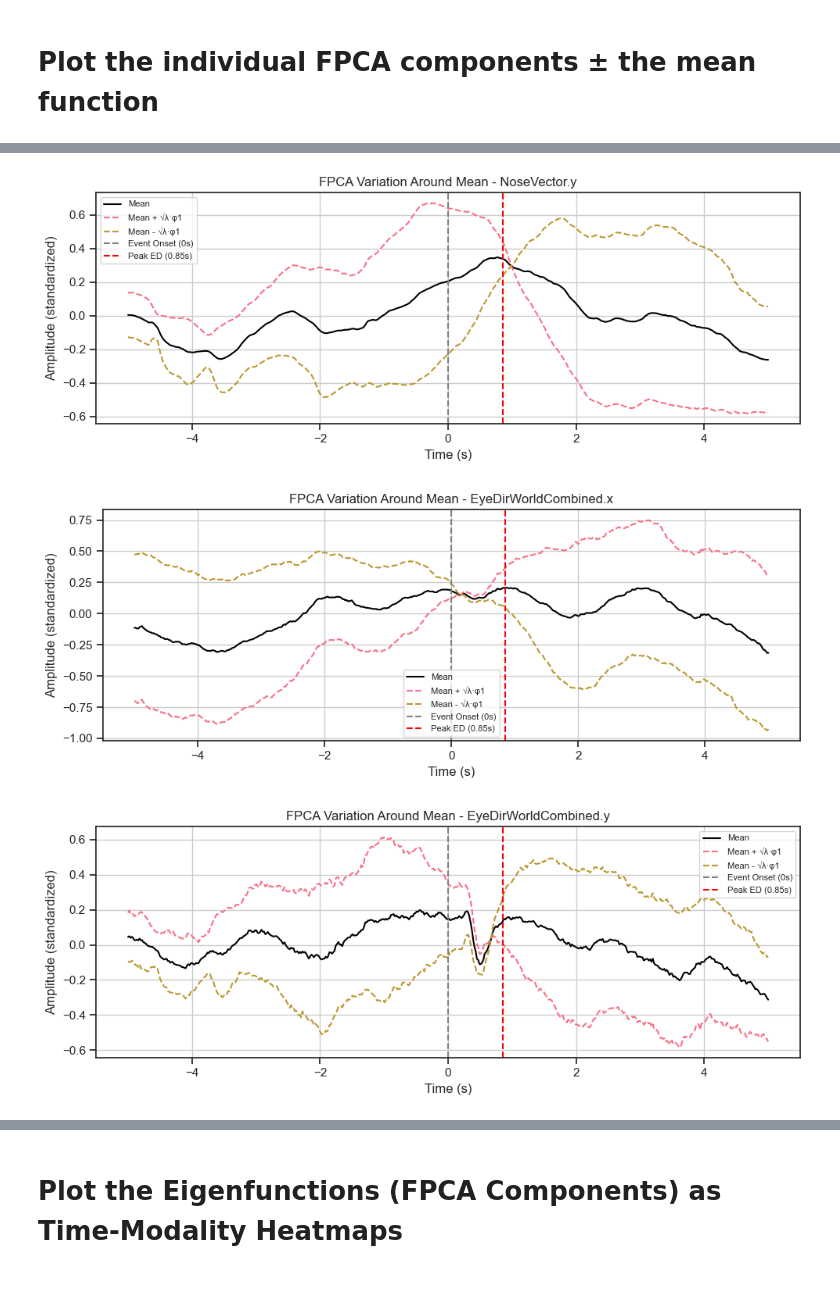
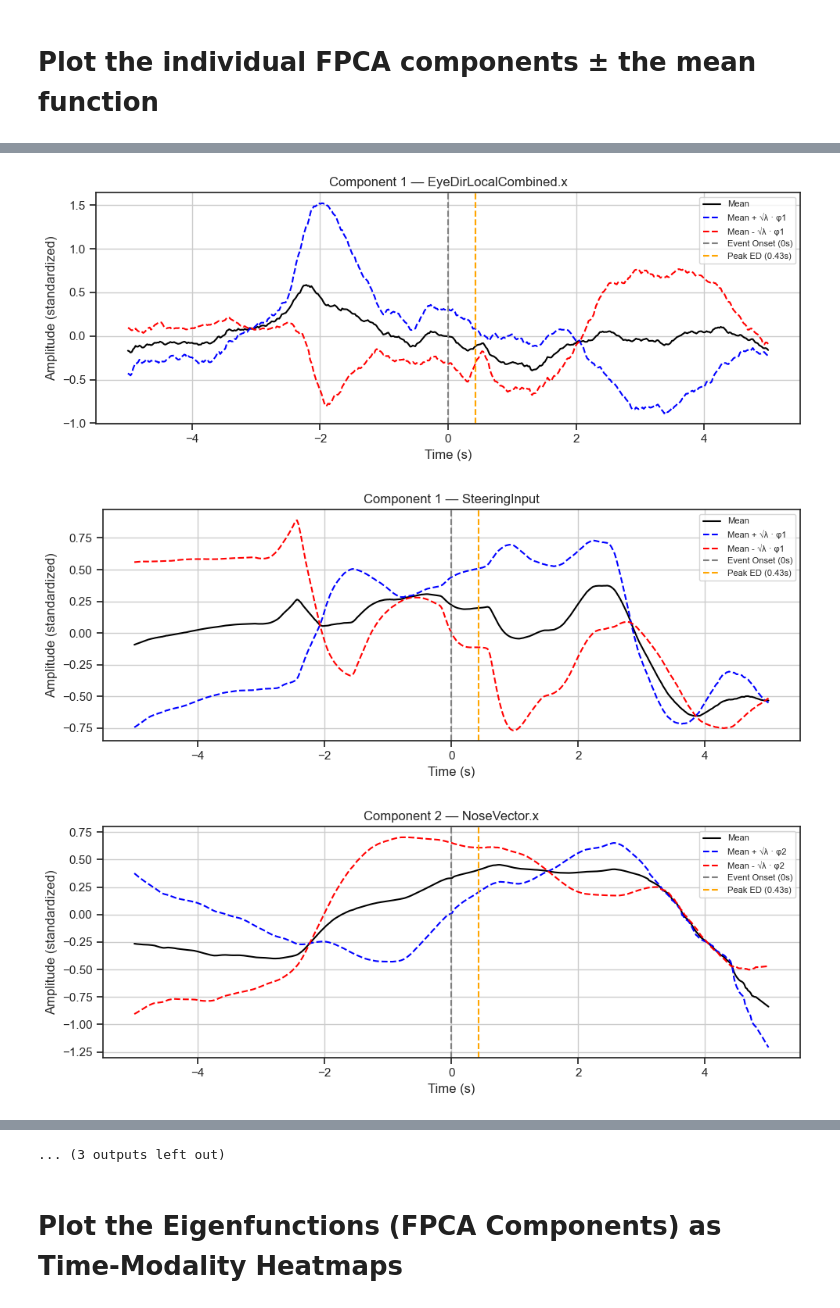
Before and after one commit to JohnMadrid/fpca-takeOverRequests, a Jupyter notebook: Analysis_ED_FPCA.ipynb, the cells around one changed output, grey strips where cells are left out. Cells and saved outputs as stored; diff of their text form; code cells hidden in the pictures.

```diff
--- a/Analysis_ED_FPCA.ipynb
+++ b/Analysis_ED_FPCA.ipynb
@@ -444,36 +1097,34 @@ plt.show()
 # %% [markdown]
 # Plot the individual FPCA components ± the mean function
 # %%
-mean_function = fpca.mean_.data_matrix[..., 0]            # shape: (T*M,)
-eigenfunctions = fpca.components_.data_matrix[..., 0]     # shape: (n_components, T*M)
+mean_function = fpca.mean_.data_matrix[..., 0]              # shape: (T*M,)
 
-mean_function_reshaped = mean_function.reshape(T, M)      # shape: (T, M)
-eigenfunctions_reshaped = eigenfunctions.reshape(n_components, T, M)
+mean_function_reshaped = mean_function.reshape(T, M)        # shape: (T, M)
+eigenfunctions_reshaped = FPCA_eigenfunctions.reshape(n_components, T, M)
 
 time = np.linspace(-5, 5, T)
-n_show = 1  # Number of components to show
+n_show = 5  # Number of components to visualize
 
-for m, modality in enumerate(modalities):
-    fig, ax = plt.subplots(figsize=(10, 4))
-    ax.plot(time, mean_function_reshaped[:, m], color='black', label='Mean')
+for k in range(min(n_show, n_components)):
+    for m, modality in enumerate(modalities):
+        fig, ax = plt.subplots(figsize=(10, 4))
+        mu = mean_function_reshaped[:, m]              # mean curve for modality m
+        phi = eigenfunctions_reshaped[k, :, m]         # component k for modality m
+        scale = np.sqrt(FPCA_eigenvalues[k])
 
-    for k in range(n_show):
-        # Scale eigenfunction by sqrt of its eigenvalue
-        phi = eigenfunctions_reshaped[k, :, m]
-        scale = np.sqrt(eigenvalues[k])
+        # Plot mean ± scaled component
+        ax.plot(time, mu, color='black', label='Mean')
+        ax.plot(time, mu + scale * phi, linestyle='--', color='blue', label=f'Mean + √λ · φ{k+1}')
+        ax.plot(time, mu - scale * phi, linestyle='--', color='red', label=f'Mean - √λ · φ{k+1}')
 
-        ax.plot(time, mean_function_reshaped[:, m] + scale * phi,
-                label=f'Mean + √λ·φ{k+1}', linestyle='--')
-        ax.plot(time, mean_function_reshaped[:, m] - scale * phi,
-                label=f'Mean - √λ·φ{k+1}', linestyle='--')
-
-    ax.set_title(f"FPCA Variation Around Mean - {modality}")
-    ax.set_xlabel("Time (s)")
-    ax.set_ylabel("Amplitude (standardized)")
-    plt.axvline(0, color='gray', linestyle='--', label='Event Onset (0s)')
-    plt.axvline(peak_time, color='red', linestyle='--', label=f'Peak ED ({peak_time:.2f}s)')
-    ax.legend(fontsize='8', loc='best', frameon=True)
-    ax.grid(True)
-    plt.tight_layout()
-    plt.show()
+        # Aesthetics
+        ax.set_title(f"Component {k+1} — {modality}")
+        ax.set_xlabel("Time (s)")
+        ax.set_ylabel("Amplitude (standardized)")
+        ax.axvline(0, color='gray', linestyle='--', label='Event Onset (0s)')
+        ax.axvline(peak_time, color='orange', linestyle='--', label=f'Peak ED ({peak_time:.2f}s)')
+        ax.legend(fontsize=8, loc='best')
+        ax.grid(True)
+        plt.tight_layout()
+        plt.show()
 # %% [output]
@@ -481,3 +1132,3 @@ for m, modality in enumerate(modalities):
-[figure, old version]
+[figure, new version]
-[figure, old version]
+[figure, new version]
-[figure, old version]
+[figure, new version]
@@ -485,3 +1143,4 @@ for m, modality in enumerate(modalities):
+... (3 outputs left out)
 # %% [markdown]
 # Plot the Eigenfunctions (FPCA Components) as Time-Modality Heatmaps
 # %%
```
Also changed, not shown: parts of 31 cells of this notebook, 1 other file.
